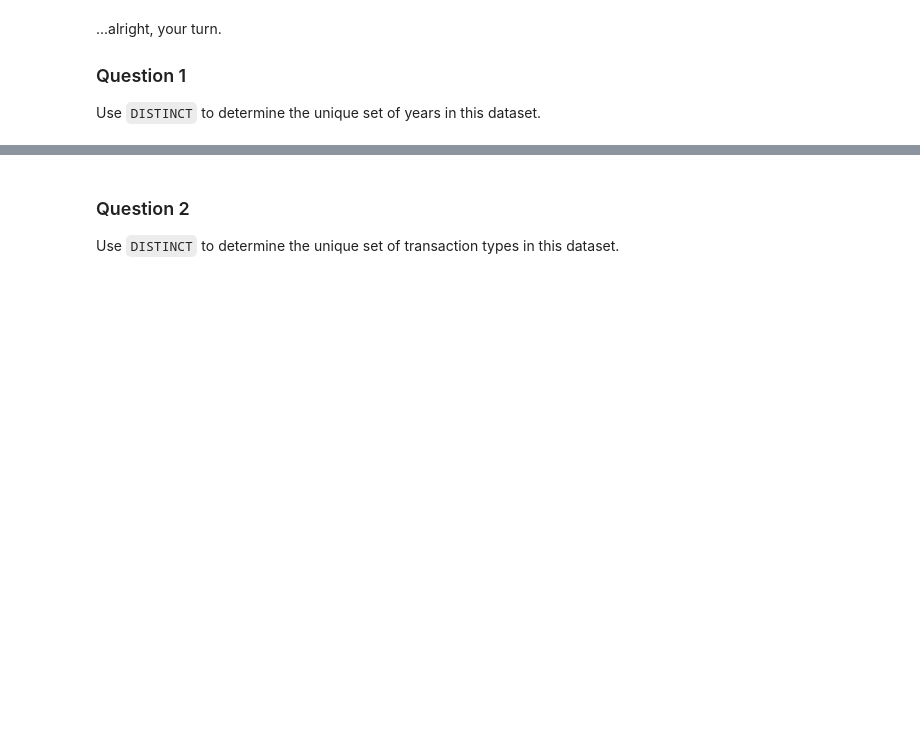
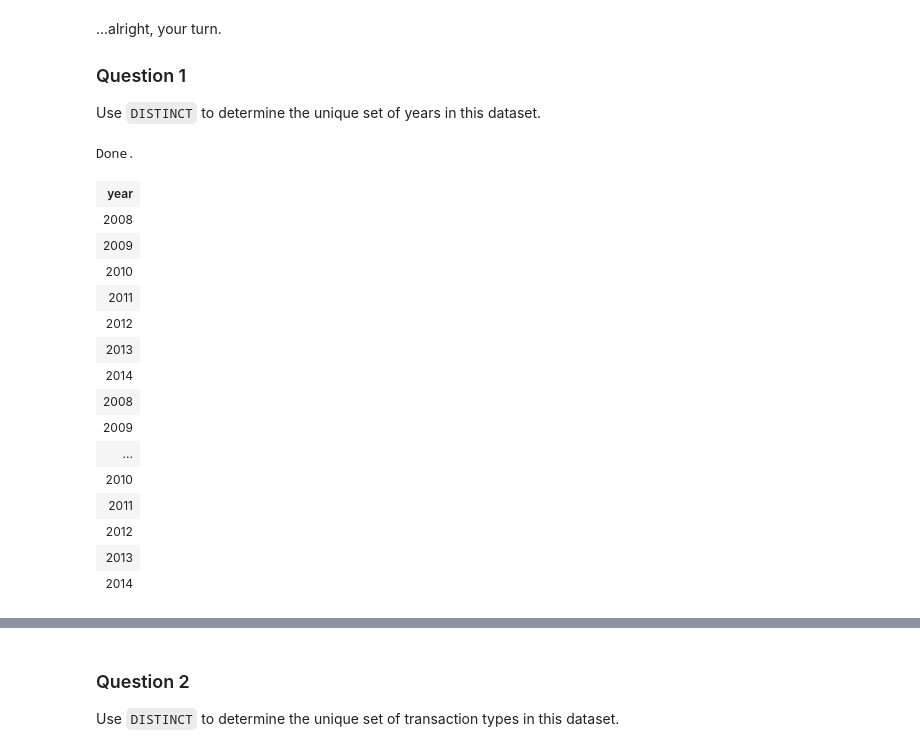
Before and after one commit to gwsb-istm-6212-fall-2016/syllabus-and-schedule, a Jupyter notebook: exercises/exercise-03.ipynb, the cells around one changed output, grey strips where cells are left out. Saved outputs shown, nothing was run; the diff lists cells and outputs as text; code cells hidden in the pictures; blank space fills up the shorter version.

```diff
--- a/exercises/exercise-03.ipynb
+++ b/exercises/exercise-03.ipynb
@@ -120,3 +201,25 @@ Use `DISTINCT` to determine the unique set of years in this dataset.
+# %%
+%%sql
+SELECT year
+FROM boating;
+# %% [output]
+Done.
+| year |
+| 2008 |
+| 2009 |
+| 2010 |
+| 2011 |
+| 2012 |
+| 2013 |
+| 2014 |
+| 2008 |
+| 2009 |
+| ... |
+| 2010 |
+| 2011 |
+| 2012 |
+| 2013 |
+| 2014 |
 # %%
 df = _.DataFrame()
 for y in [2008, 2009, 2010, 2011, 2012, 2013, 2014]:
```
Also changed, not shown: parts of 13 cells of this notebook, 2 other files.
